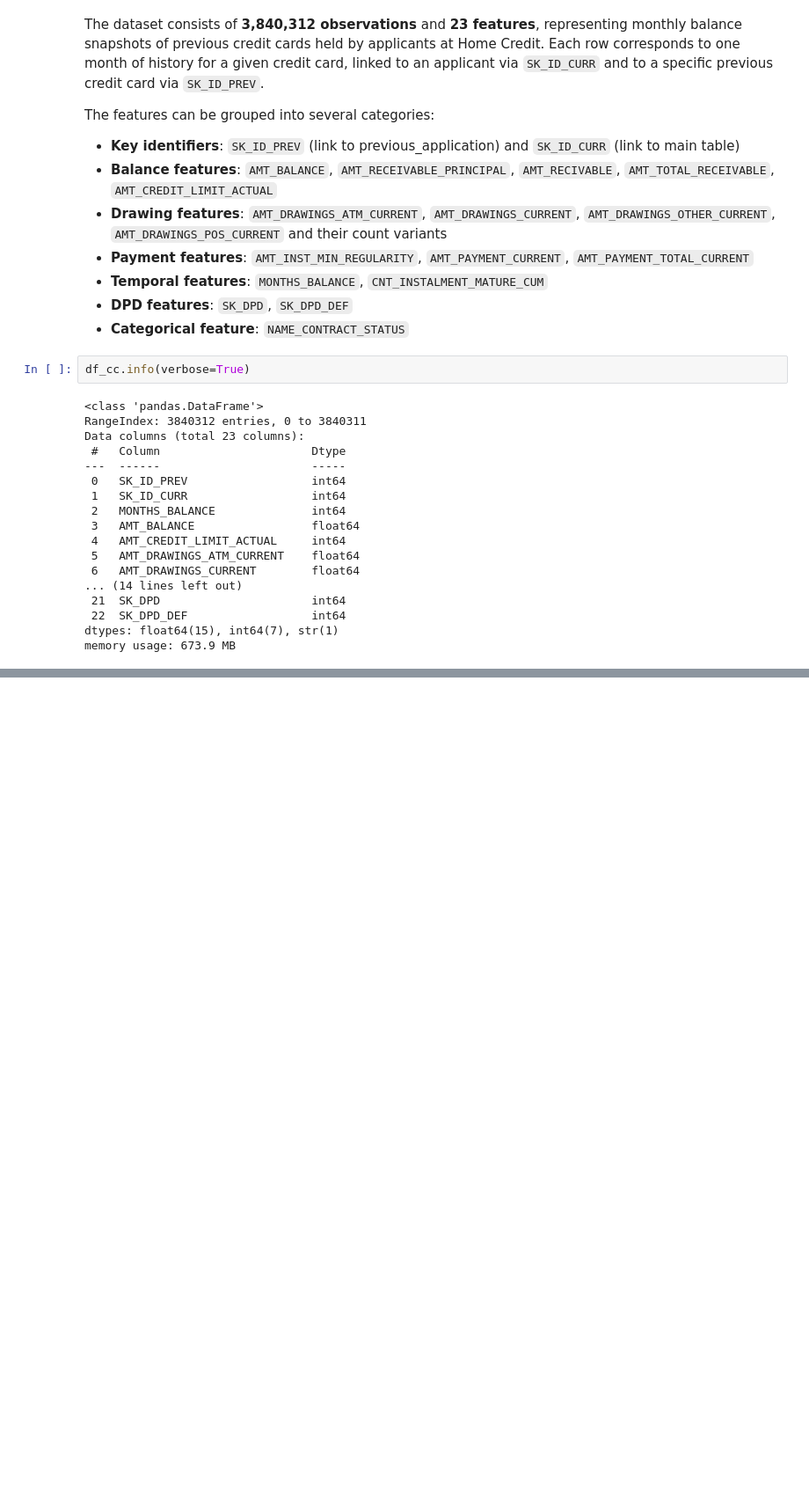
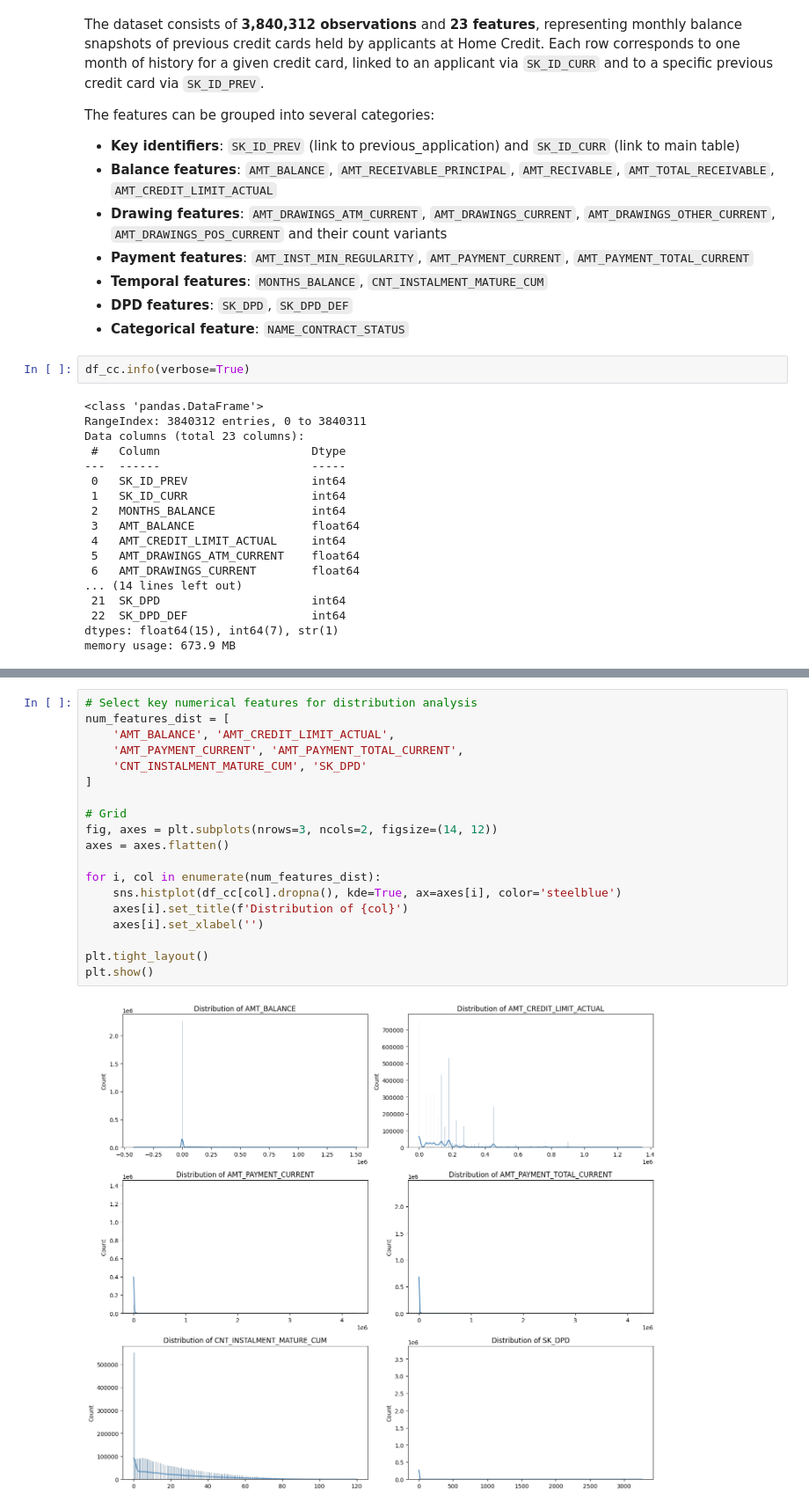
Before and after one commit to oknardo/Home_Credit_Scorecard_Model, a Jupyter notebook: EDA_credit_card_balance.ipynb, the cells around one changed output, grey strips where cells are left out. Shown at 88% size. Drawn from its saved outputs; the diff is of its cells as text; blank space fills up the shorter version.

```diff
--- a/EDA_credit_card_balance.ipynb
+++ b/EDA_credit_card_balance.ipynb
@@ -135,0 +341,21 @@ memory usage: 673.9 MB
+# %%
+# Select key numerical features for distribution analysis
+num_features_dist = [
+    'AMT_BALANCE', 'AMT_CREDIT_LIMIT_ACTUAL',
+    'AMT_PAYMENT_CURRENT', 'AMT_PAYMENT_TOTAL_CURRENT',
+    'CNT_INSTALMENT_MATURE_CUM', 'SK_DPD'
+]
+
+# Grid
+fig, axes = plt.subplots(nrows=3, ncols=2, figsize=(14, 12))
+axes = axes.flatten()
+
+for i, col in enumerate(num_features_dist):
+    sns.histplot(df_cc[col].dropna(), kde=True, ax=axes[i], color='steelblue')
+    axes[i].set_title(f'Distribution of {col}')
+    axes[i].set_xlabel('')
+
+plt.tight_layout()
+plt.show()
+# %% [output]
+[figure, added]
```
Also changed, not shown: parts of 42 cells of this notebook.
